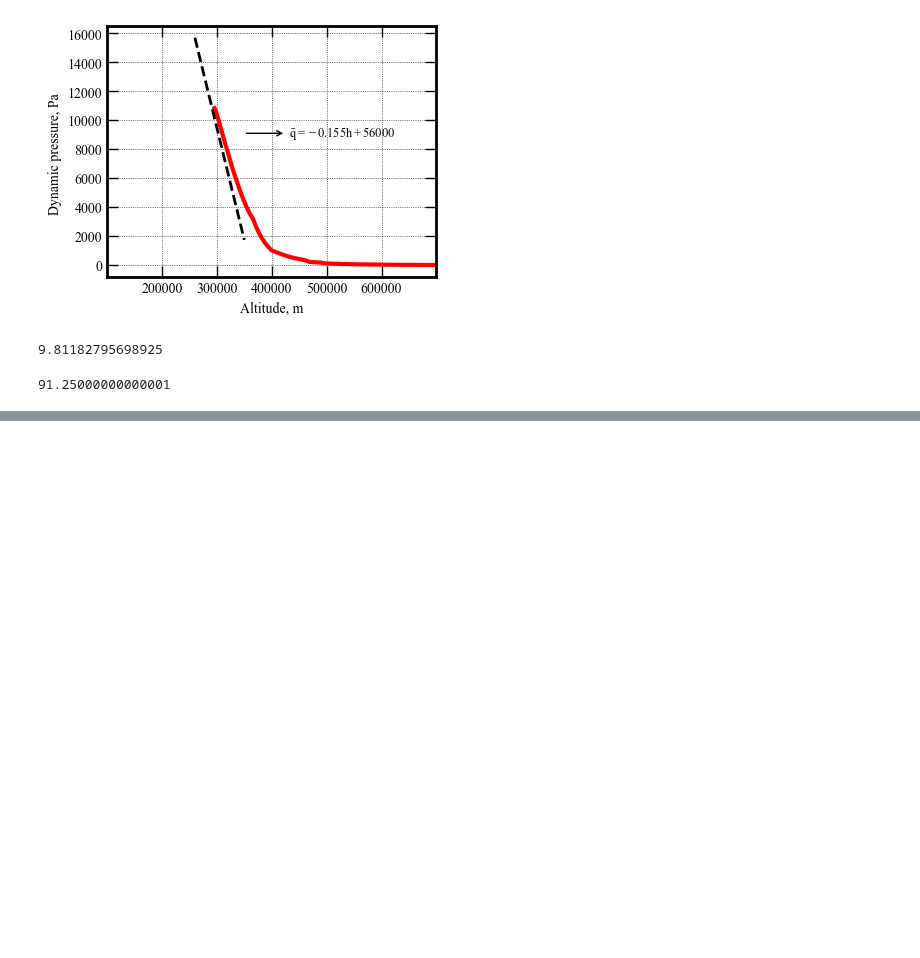
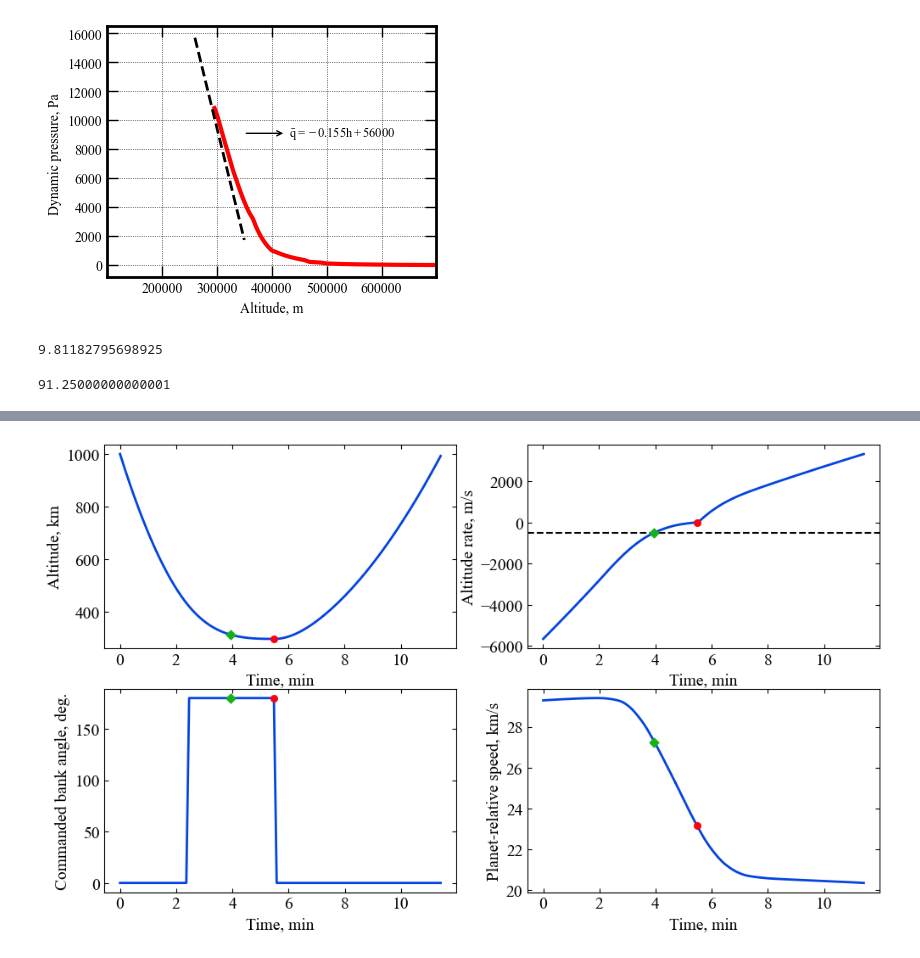
Before and after one commit to athulpg007/AMAT, a Jupyter notebook: docs/source/acta-aa-notebooks/uranus-orbiter-probe/07-guidance-scheme.ipynb, the cells around one changed output, grey strips where cells are left out. Cells and saved outputs as stored; diff of their text form; code cells hidden in the pictures; blank space fills up the shorter version.

```diff
--- a/docs/source/acta-aa-notebooks/uranus-orbiter-probe/07-guidance-scheme.ipynb
+++ b/docs/source/acta-aa-notebooks/uranus-orbiter-probe/07-guidance-scheme.ipynb
@@ -89,0 +92,13 @@ plt.show()
+# %%
+planet = Planet('URANUS')
+planet.loadAtmosphereModel('../../../atmdata/Uranus/uranus-gram-avg.dat', 0 , 1 ,2, 3, heightInKmFlag=True)
+planet.h_skip = 1000.0E3
+planet.h_low  = 120e3
+planet.h_trap = 100e3
+# %%
+ATM_height, ATM_density_low, ATM_density_avg, ATM_density_high, ATM_density_pert = planet.loadMonteCarloDensityFile2('../../../atmdata/Uranus/uranus-gram-mean-density-variations.txt', 0, 1, 2, 3, 4, heightInKmFlag=True)
+density_int_low = planet.loadAtmosphereModel5(ATM_height, ATM_density_low, ATM_density_avg, ATM_density_high, ATM_density_pert, -3.0, 2201, 1)
+density_int_avg = planet.loadAtmosphereModel5(ATM_height, ATM_density_low, ATM_density_avg, ATM_density_high, ATM_density_pert,  0.0, 2201, 1)
+density_int_hig = planet.loadAtmosphereModel5(ATM_height, ATM_density_low, ATM_density_avg, ATM_density_high, ATM_density_pert, +3.0, 2201, 1)
+# %%
+planet.density_int = density_int_avg
@@ -89,0 +130,76 @@ plt.show()
+# %%
+# plot overshoot and undershoot trajectories
+fig = plt.figure()
+fig = plt.figure()
+fig.set_size_inches([11.8,6.85])
+plt.rc('font',family='Times New Roman')
+params = {'mathtext.default': 'regular' }
+plt.rcParams.update(params)
+
+
+plt.subplot(2, 2, 1)
+plt.plot(vehicle.t_min_full , vehicle.h_km_full, linestyle='solid' , color='xkcd:blue',linewidth=2.0)
+plt.scatter(vehicle.t_switch, vehicle.h_switch, marker="o", s=30, color='xkcd:bright red', zorder=100)
+plt.scatter(vehicle.t_step_array[np.where(vehicle.hdot_array[1:]>-500)[0][0]],
+            vehicle.h_step_array[np.where(vehicle.hdot_array[1:]>-500)[0][0]],marker="D", s=30, color='xkcd:green', zorder=100)
+plt.xlabel('Time, min',fontsize=14)
+plt.ylabel("Altitude, km",fontsize=14)
+ax = plt.gca()
+ax.tick_params(direction='in')
+ax.yaxis.set_ticks_position('both')
+ax.xaxis.set_ticks_position('both')
+plt.tick_params(direction='in')
+plt.tick_params(axis='x',labelsize=14)
+plt.tick_params(axis='y',labelsize=14)
+
+plt.subplot(2, 2, 2)
+plt.plot(vehicle.t_step_array[1:] , vehicle.hdot_array[1:], linestyle='solid' , color='xkcd:blue',linewidth=2.0)
+plt.scatter(vehicle.t_switch, vehicle.hdot_array[np.where(vehicle.t_step_array>vehicle.t_switch)[0][0]], marker="o", s=30, color='xkcd:bright red', zorder=100)
+plt.scatter(vehicle.t_step_array[np.where(vehicle.hdot_array[1:]>-500)[0][0]],
+            vehicle.hdot_array[np.where(vehicle.hdot_array[1:]>-500)[0][0]],marker="D", s=30, color='xkcd:green', zorder=100)
+plt.xlabel('Time, min',fontsize=14)
+plt.ylabel('Altitude rate'+', m/s',fontsize=14)
+plt.axhline(y=-500, color='k', linestyle='dashed', linewidth=1.5)
+ax = plt.gca()
+ax.tick_params(direction='in')
+ax.yaxis.set_ticks_position('both')
+ax.xaxis.set_ticks_position('both')
+plt.tick_params(direction='in')
+plt.tick_params(axis='x',labelsize=14)
+plt.tick_params(axis='y',labelsize=14)
+
+plt.subplot(2, 2, 3)
+plt.plot(vehicle.t_step_array , vehicle.delta_deg_array, linestyle='solid' , color='xkcd:blue',linewidth=2.0)
+plt.scatter(vehicle.t_step_array[np.where(vehicle.hdot_array[1:]>-500)[0][0]],
+            vehicle.delta_deg_array[np.where(vehicle.hdot_array[1:]>-500)[0][0]],marker="D", s=30, color='xkcd:green', zorder=100)
+plt.scatter(vehicle.t_switch, 180, marker="o", s=30, color='xkcd:bright red', zorder=100)
+plt.xlabel('Time, min',fontsize=14)
+plt.ylabel('Commanded bank angle, deg.',fontsize=14)
+ax = plt.gca()
+ax.tick_params(direction='in')
+ax.yaxis.set_ticks_position('both')
+ax.xaxis.set_ticks_position('both')
+plt.tick_params(direction='in')
+plt.tick_params(axis='x',labelsize=14)
+plt.tick_params(axis='y',labelsize=14)
+
+plt.subplot(2, 2, 4)
+plt.plot(vehicle.t_min_full , vehicle.v_kms_full, linestyle='solid' , color='xkcd:blue',linewidth=2.0)
+plt.scatter(vehicle.t_step_array[np.where(vehicle.hdot_array[1:]>-500)[0][0]], 27.25, marker="D", s=30, color='xkcd:green', zorder=100)
+plt.scatter(vehicle.t_switch, vehicle.v_kms_eg[-1], marker="o", s=30, color='xkcd:bright red', zorder=100)
+plt.xlabel('Time, min',fontsize=14)
+plt.ylabel("Planet-relative speed, km/s",fontsize=14)
+ax = plt.gca()
+ax.tick_params(direction='in')
+ax.yaxis.set_ticks_position('both')
+ax.xaxis.set_ticks_position('both')
+plt.tick_params(direction='in')
+plt.tick_params(axis='x',labelsize=14)
+plt.tick_params(axis='y',labelsize=14)
+
+plt.savefig('../../../data/acta-astronautica/uranus-orbiter-probe/guidance-schematic.png', dpi= 300,bbox_inches='tight')
+plt.savefig('../../../data/acta-astronautica/uranus-orbiter-probe/guidance-schematic.pdf', dpi=300,bbox_inches='tight')
+plt.savefig('../../../data/acta-astronautica/uranus-orbiter-probe/guidance-schematic.eps', dpi=300,bbox_inches='tight')
+
+plt.show()
+# %% [output]
@@ -89,0 +207 @@ plt.show()
+[figure, added]
```
Also changed, not shown: parts of 4 cells of this notebook, 9 other files.
